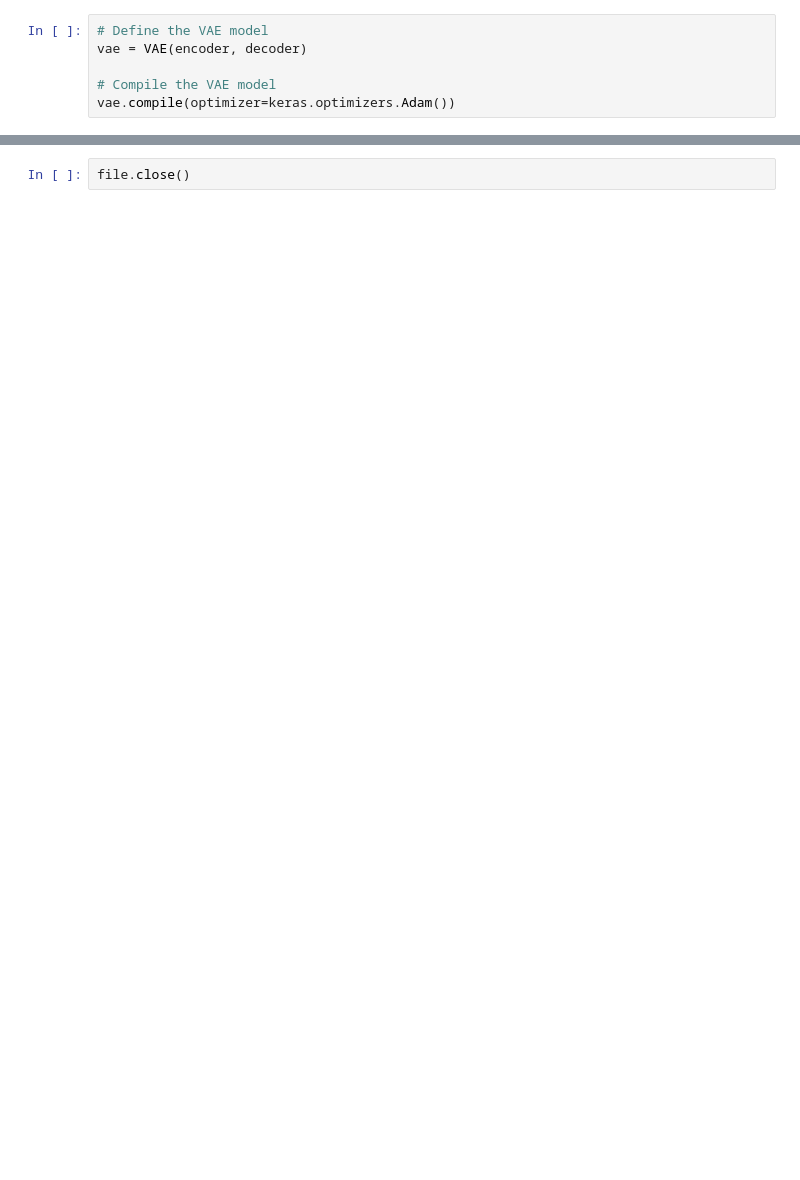
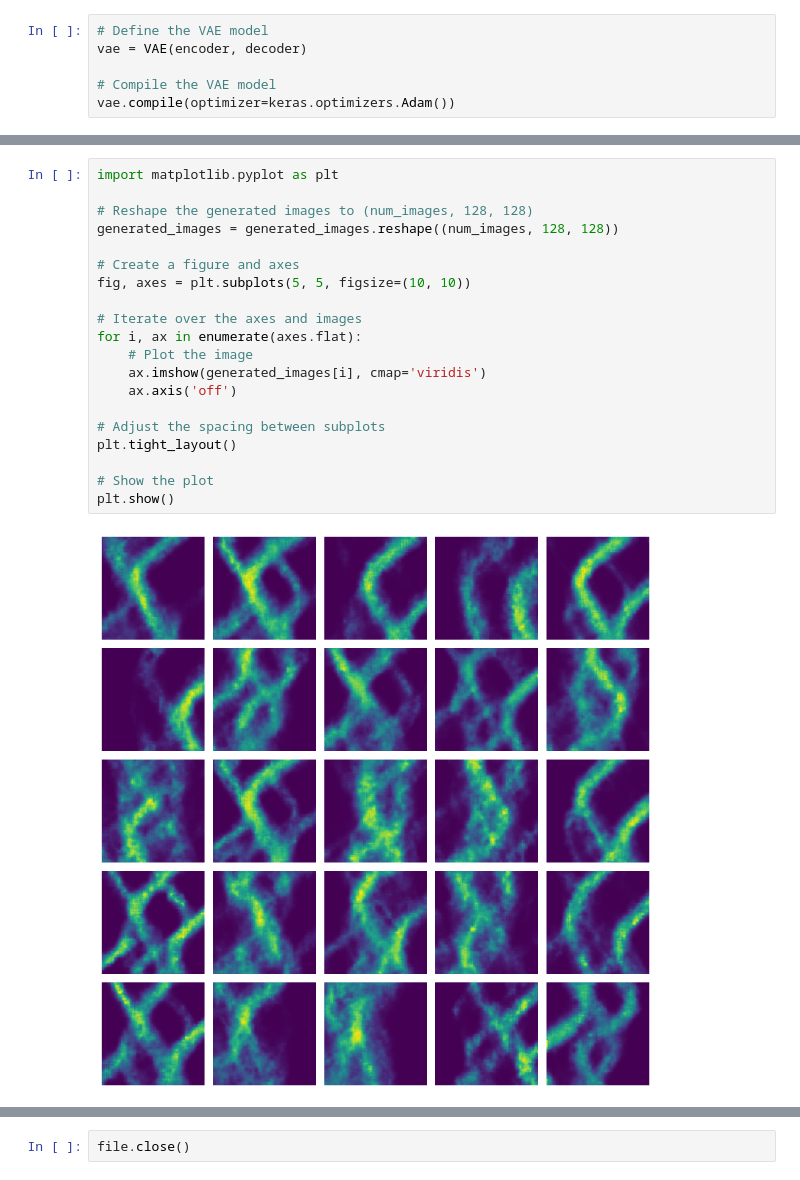
Before and after one commit to joaoboger/TechnicalChallenge_GenerativeAI, a Jupyter notebook: source/train.ipynb, the cells around one changed output, grey strips where cells are left out. Saved outputs shown, nothing was run; the diff lists cells and outputs as text; blank space fills up the shorter version.

```diff
--- a/source/train.ipynb
+++ b/source/train.ipynb
@@ -225,0 +240,22 @@ generated_images = vae.decoder.predict(random_latent_vectors)
+# %%
+import matplotlib.pyplot as plt
+
+# Reshape the generated images to (num_images, 128, 128)
+generated_images = generated_images.reshape((num_images, 128, 128))
+
+# Create a figure and axes
+fig, axes = plt.subplots(5, 5, figsize=(10, 10))
+
+# Iterate over the axes and images
+for i, ax in enumerate(axes.flat):
+    # Plot the image
+    ax.imshow(generated_images[i], cmap='viridis')
+    ax.axis('off')
+
+# Adjust the spacing between subplots
+plt.tight_layout()
+
+# Show the plot
+plt.show()
+# %% [output]
+[figure, added]
```
Also changed, not shown: parts of 42 cells of this notebook, 2 other files.
